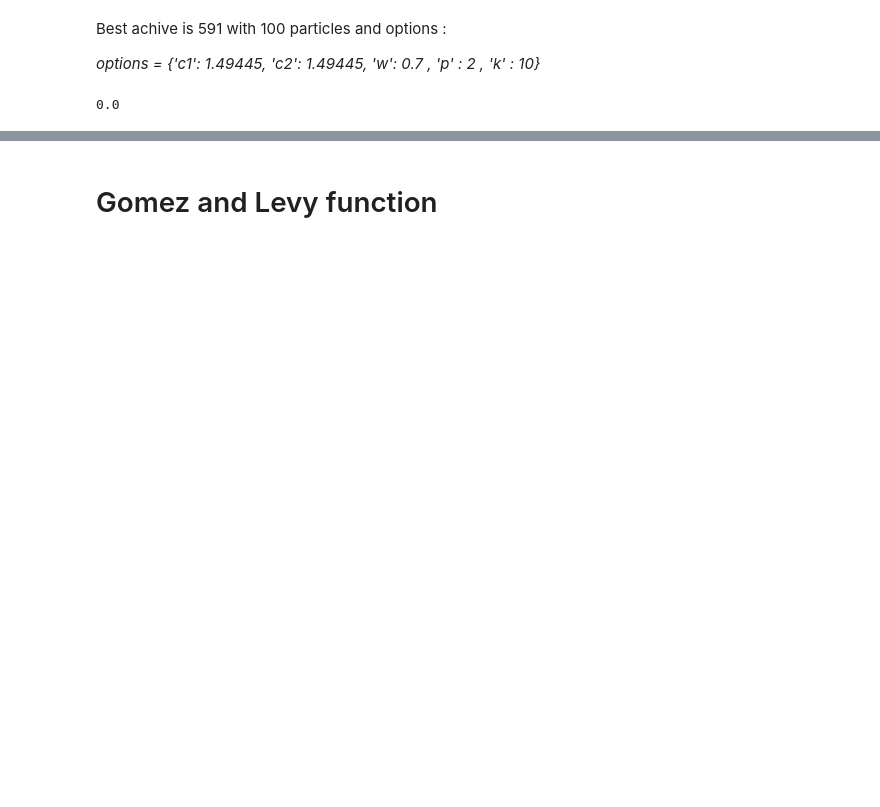
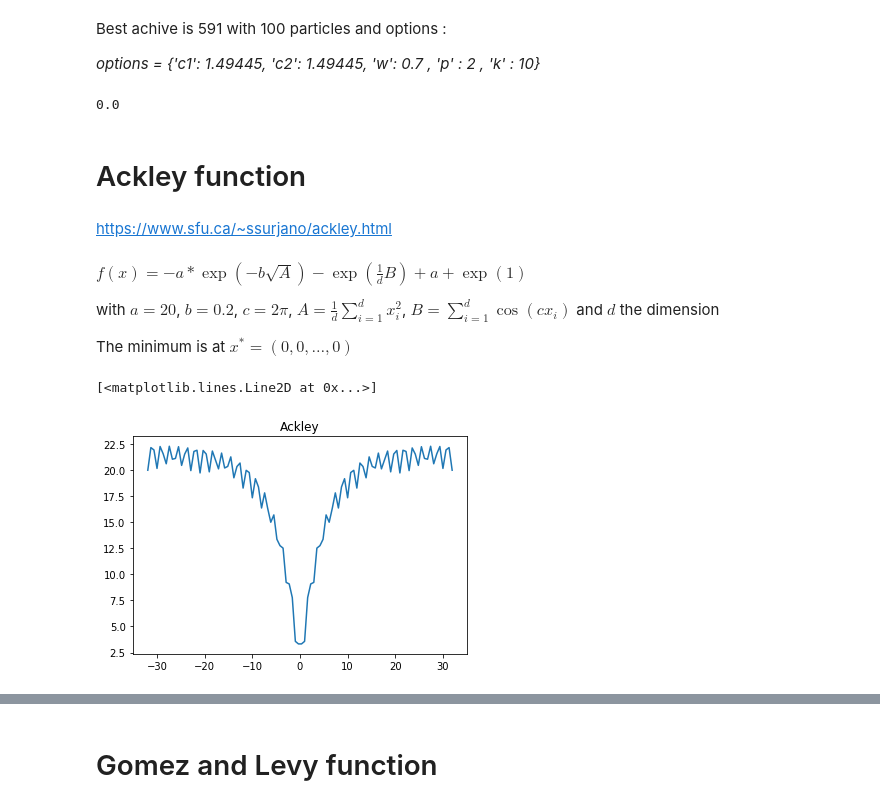
Before and after one commit to aalp75/PSO-Particle-Swarm-Optimization-, a Jupyter notebook: Main.ipynb, the cells around one changed output, grey strips where cells are left out. Cells and saved outputs as stored; diff of their text form; code cells hidden in the pictures; blank space fills up the shorter version.

```diff
--- a/Main.ipynb
+++ b/Main.ipynb
@@ -397,3 +741,58 @@ x_best = np.zeros(dim)
 print(rastrigin(x_best))
 # %% [output]
 0.0
+# %% [markdown]
+# Ackley function
+# %% [markdown]
+https://www.sfu.ca/~ssurjano/ackley.html
+# %% [markdown]
+$ f(x) = - a * \exp (-b \sqrt{A} )  - \exp( \frac{1}{d} B) + a + \exp(1)$
+
+with $a = 20$, $b=0.2$, $c=2\pi$, $A = \frac{1}{d}\sum_{i=1}^d x_i^2$, $B=\sum_{i=1}^d \cos(cx_i)$ and $d$ the dimension
+
+The minimum is at $x^*=(0,0,\dots,0)$
+# %%
+#In dimension 1
+def ackley_dim1(x):
+    a = 20
+    b = 0.2
+    c = 2*np.pi
+    return -a * np.exp(-b * abs(x)) - np.exp(np.cos(c*x)) + a + np.exp(1)
+
+#Rastrigin for PSO
+def ackley_pso(x):
+    a = 20
+    b = 0.2
+    c = 2*np.pi
+    d = len(x[0,:])
+    A = 0
+    B = 0
+    for i in range(d):
+        x_ = x[:,i]
+        A += x**2
+        B += np.cos(c*x)
+    f = -a * np.exp(-b * np.sqrt(1/d * A)) - np.exp(1/d * B) + a + np.exp(1)
+    return f
+
+def ackley(x):
+    a = 20
+    b = 0.2
+    c = 2*np.pi
+    d = 1
+    A = 0
+    B = 0
+    for i in range(d):
+        A += x**2
+        B += np.cos(c*x)
+    f = -a * np.exp(-b * np.sqrt(1/d * A)) - np.exp(1/d * B) + a + np.exp(1)
+    return f
+# %%
+#In dimension 1
+x = np.linspace(-32,32,100)
+y= ackley_dim1(x)
+plt.figure()
+plt.title("Ackley")
+plt.plot(x,y)
+# %% [output]
+[<matplotlib.lines.Line2D at 0x...>]
+[figure, added]
```
Also changed, not shown: parts of 93 cells of this notebook.
